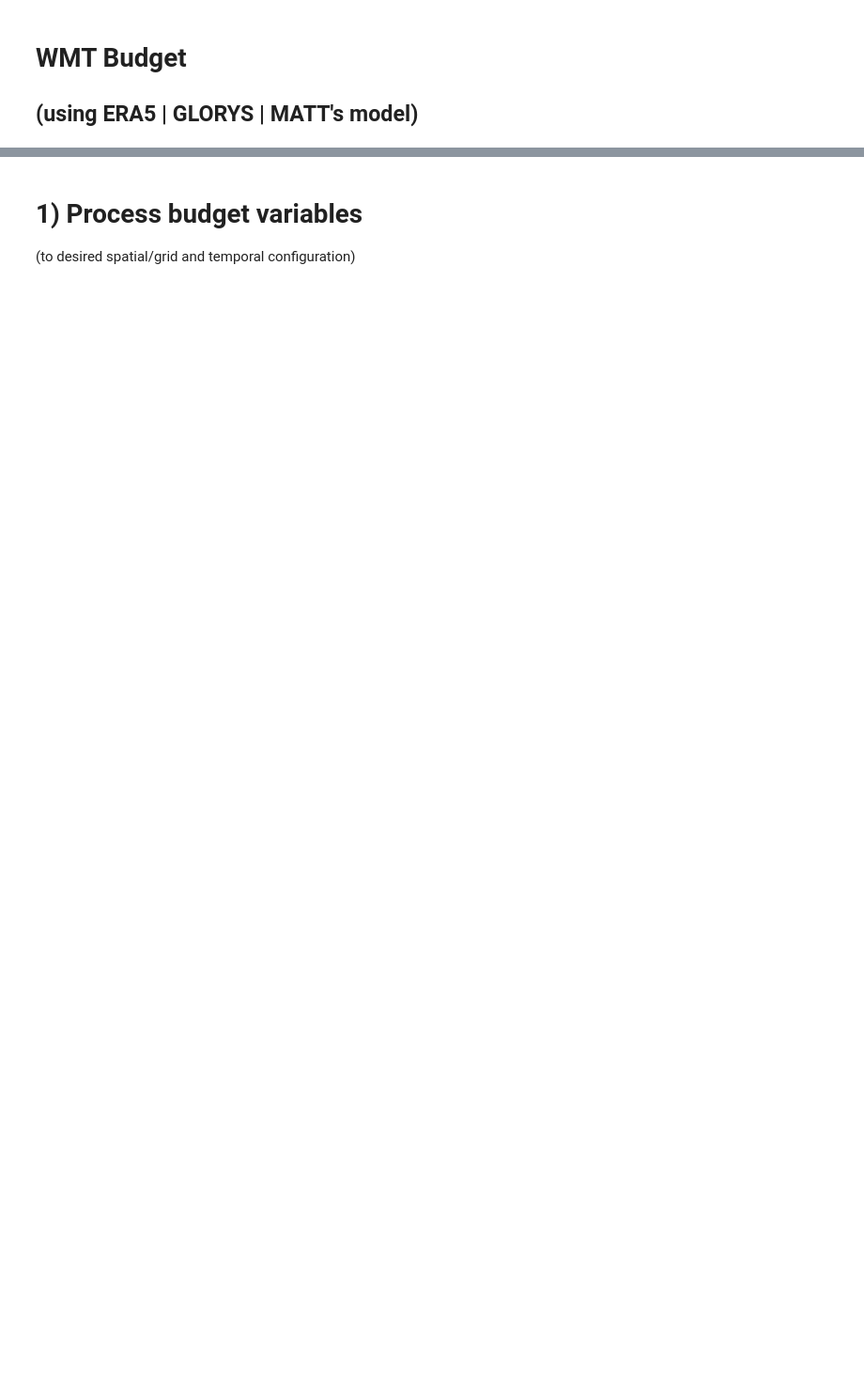
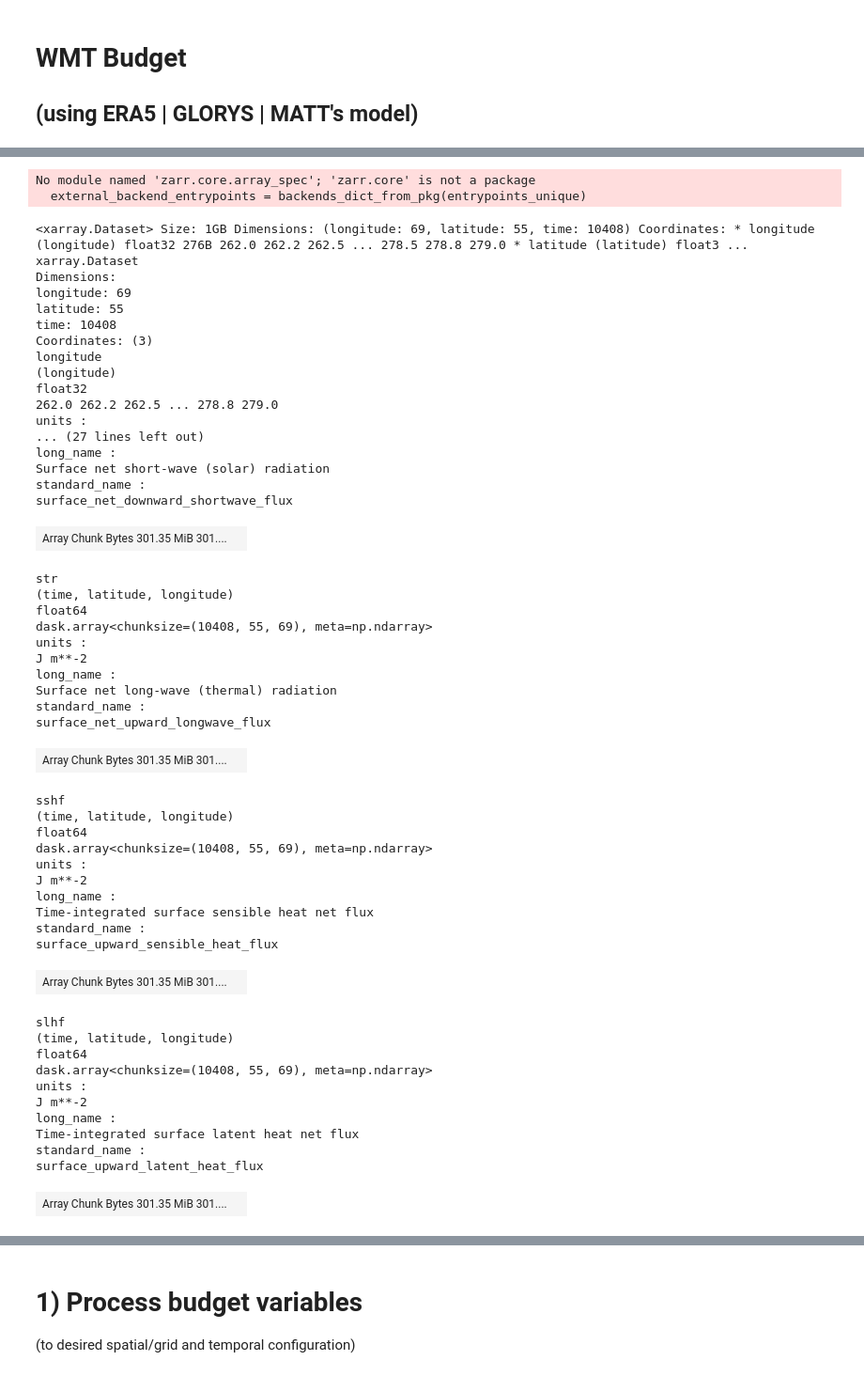
Before and after one commit to shanicetbailey/MHW-gfdl, a Jupyter notebook: 06-wmt-budget.ipynb, the cells around one changed output, grey strips where cells are left out. Shown at 94% size. Cells and saved outputs as stored; diff of their text form; code cells hidden in the pictures; blank space fills up the shorter version.

```diff
--- a/06-wmt-budget.ipynb
+++ b/06-wmt-budget.ipynb
@@ -60,0 +23,62 @@ Attributes: (0)
+# %%
+sst_ds = xr.open_dataset('/work5/stb/ERA5/sst.nc', chunks={})
+#mask_ds = xr.open_dataset('/work5/stb/ERA5/mask.nc', chunks={})
+heat_fluxes = xr.open_dataset('/work/Shanice.Bailey/ERA5/era-heat-fluxes.nc', chunks={})
+glorys = xr.open_dataset('sst_glorys.nc', chunks={})
+# %% [output]
+No module named 'zarr.core.array_spec'; 'zarr.core' is not a package
+  external_backend_entrypoints = backends_dict_from_pkg(entrypoints_unique)
+# %%
+heat_fluxes
+# %% [output]
+<xarray.Dataset> Size: 1GB Dimensions: (longitude: 69, latitude: 55, time: 10408) Coordinates: * longitude (longitude) float32 276B 262.0 262.2 262.5 ... 278.5 278.8 279.0 * latitude (latitude) float3 ...
+xarray.Dataset
+Dimensions:
+longitude: 69
+latitude: 55
+time: 10408
+Coordinates: (3)
+longitude
+(longitude)
+float32
+262.0 262.2 262.5 ... 278.8 279.0
+units :
+... (27 lines left out)
+long_name :
+Surface net short-wave (solar) radiation
+standard_name :
+surface_net_downward_shortwave_flux
+| Array Chunk Bytes 301.35 MiB 301.... |  |
+str
+(time, latitude, longitude)
+float64
+dask.array<chunksize=(10408, 55, 69), meta=np.ndarray>
+units :
+J m**-2
+long_name :
+Surface net long-wave (thermal) radiation
+standard_name :
+surface_net_upward_longwave_flux
+| Array Chunk Bytes 301.35 MiB 301.... |  |
+sshf
+(time, latitude, longitude)
+float64
+dask.array<chunksize=(10408, 55, 69), meta=np.ndarray>
+units :
+J m**-2
+long_name :
+Time-integrated surface sensible heat net flux
+standard_name :
+surface_upward_sensible_heat_flux
+| Array Chunk Bytes 301.35 MiB 301.... |  |
+slhf
+(time, latitude, longitude)
+float64
+dask.array<chunksize=(10408, 55, 69), meta=np.ndarray>
+units :
+J m**-2
+long_name :
+Time-integrated surface latent heat net flux
+standard_name :
+surface_upward_latent_heat_flux
+| Array Chunk Bytes 301.35 MiB 301.... |  |
```
Also changed, not shown: parts of 24 cells of this notebook.
